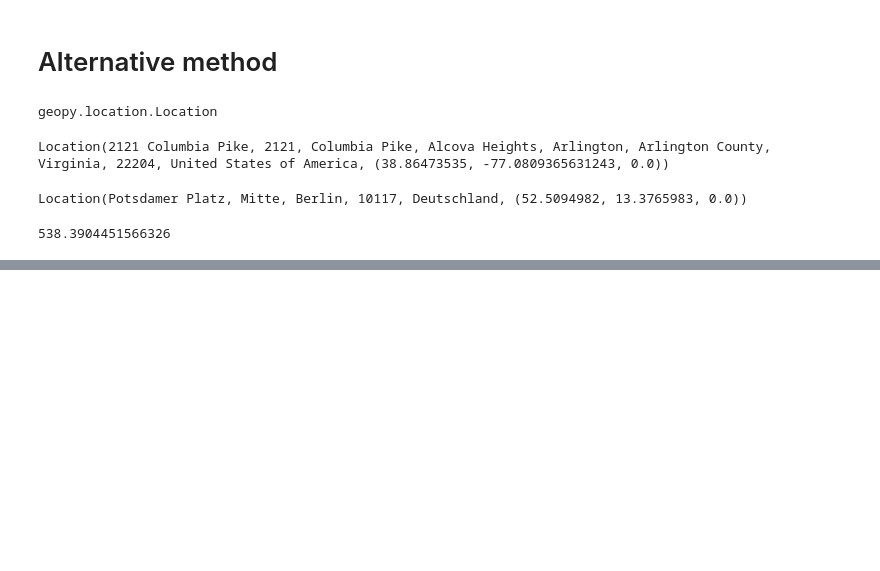
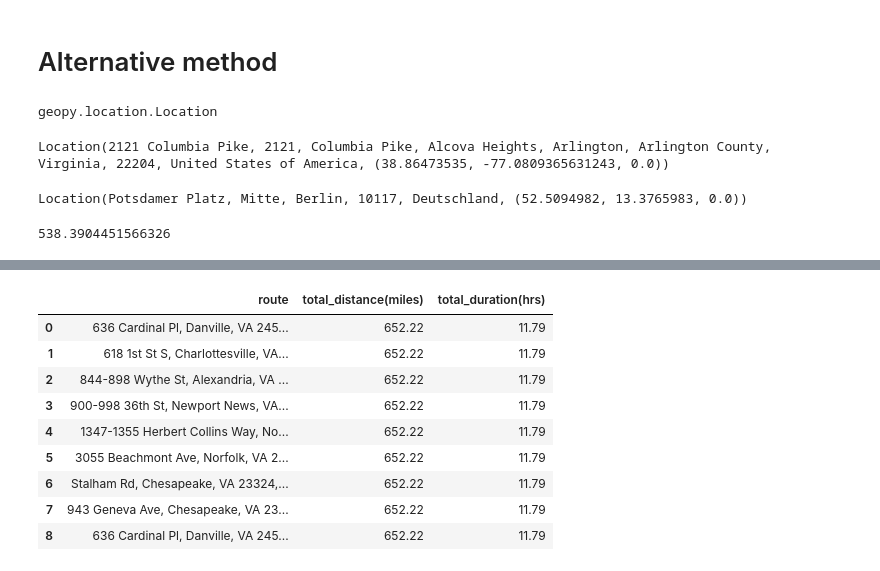
Before and after one commit to jianglong608/portfolio, a Jupyter notebook: Hud_project.ipynb, the cells around one changed output, grey strips where cells are left out. Cells and saved outputs as stored; diff of their text form; code cells hidden in the pictures; blank space fills up the shorter version.

```diff
--- a/Hud_project.ipynb
+++ b/Hud_project.ipynb
@@ -324,0 +510,7 @@ from IPython.display import Javascript
+# %%
+# compute total distance in optimal path
+total = 0
+for i in range(len(optimal_path)-1):
+    total += vincenty(trip.loc[optimal_path[i]], trip.loc[optimal_path[i+1]]).miles
+
+total
@@ -324,0 +521,15 @@ from IPython.display import Javascript
+# %%
+# apply googlemap API
+direction2 = gmaps.directions(trip.iloc[0], trip.iloc[0], mode="driving",
+                             waypoints=[trip.iloc[i] for i in range(1, len(trip))], optimize_waypoints=True)
+# %%
+# print out entire trip information
+
+leg = direction2[0]['legs']
+for i in leg:
+    if leg.index(i) == len(leg)-1:
+        print('start addr:', i['start_address'], 'distance:', i['distance']['text'] ,
+              'duration:', i['duration']['text'], 'end addr:', i['end_address'])
+    else:
+        print('start addr:', i['start_address'], 'distance:', i['distance']['text'] ,
+              'duration:', i['duration']['text'])
@@ -324,0 +545,26 @@ from IPython.display import Javascript
+# %%
+# calculate trip total duration and distance
+dur_trips = [leg[i]['duration']['value'] for i in range(len(leg))]
+mil_trips = [leg[i]['distance']['value'] for i in range(len(leg))]
+duration = round(sum(dur_trips)/(60*60), 2)
+miles = round(sum(mil_trips)/1609.34, 2)
+
+# calculate the route, optimized by googlemap
+route = [leg[i]['start_address'] for i in range(len(leg))]
+route.append(leg[-1]['end_address'])
+route
+
+#print out the trip summary
+summary = {'total_distance(miles)': miles, 'total_duration(hrs)': duration, 'route': route}
+pd.DataFrame(summary)
+# %% [output]
+|  | route | total_distance(miles) | total_duration(hrs) |
+| 0 | 636 Cardinal Pl, Danville, VA 245... | 652.22 | 11.79 |
+| 1 | 618 1st St S, Charlottesville, VA... | 652.22 | 11.79 |
+| 2 | 844-898 Wythe St, Alexandria, VA ... | 652.22 | 11.79 |
+| 3 | 900-998 36th St, Newport News, VA... | 652.22 | 11.79 |
+| 4 | 1347-1355 Herbert Collins Way, No... | 652.22 | 11.79 |
+| 5 | 3055 Beachmont Ave, Norfolk, VA 2... | 652.22 | 11.79 |
+| 6 | Stalham Rd, Chesapeake, VA 23324,... | 652.22 | 11.79 |
+| 7 | 943 Geneva Ave, Chesapeake, VA 23... | 652.22 | 11.79 |
+| 8 | 636 Cardinal Pl, Danville, VA 245... | 652.22 | 11.79 |
```
Also changed, not shown: parts of 30 cells of this notebook, 1 other file.
